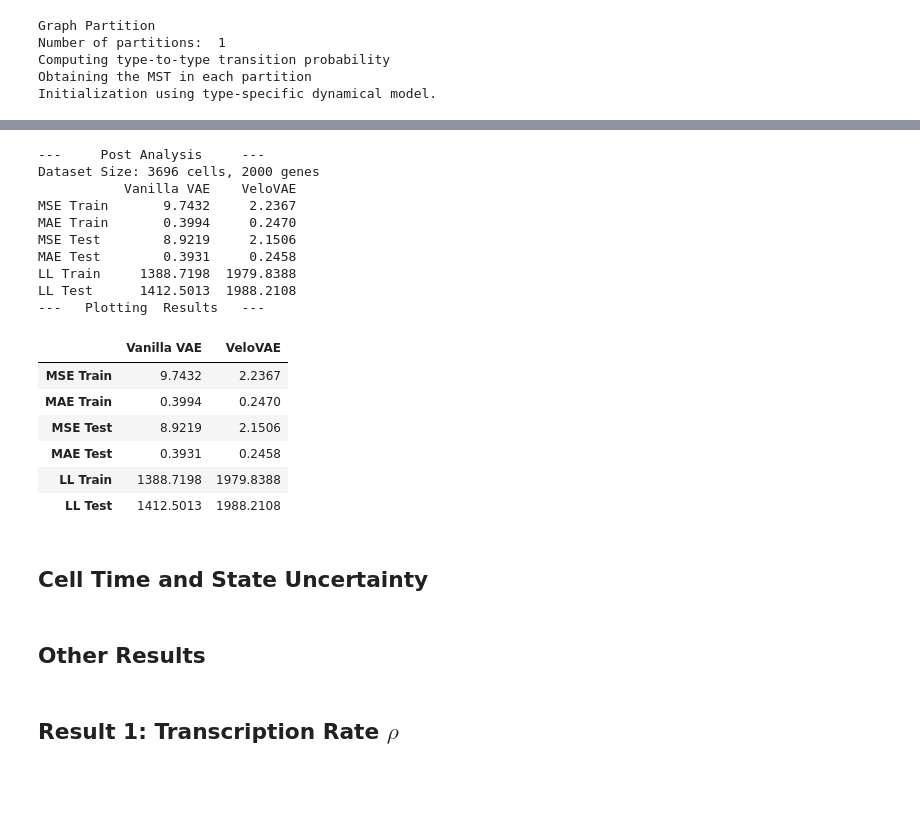
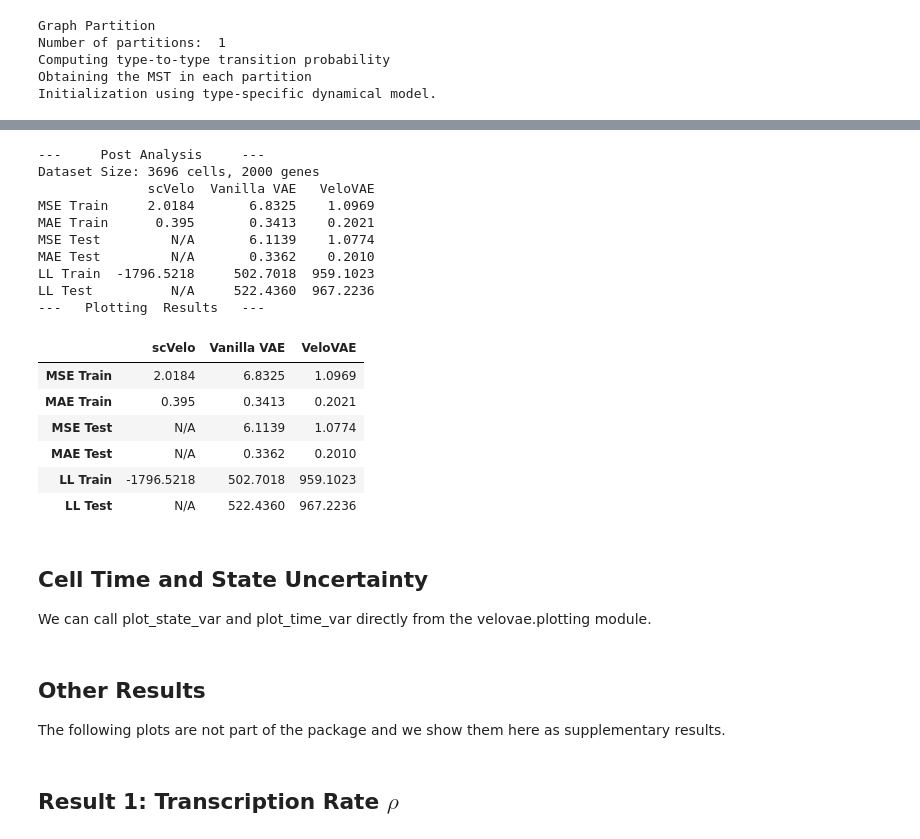
Before and after one commit to welch-lab/VeloVAE, a Jupyter notebook: notebooks/velovae_example.ipynb, the cells around one changed output, grey strips where cells are left out. Cells and saved outputs as stored; diff of their text form; code cells hidden in the pictures; blank space fills up the shorter version.

```diff
--- a/notebooks/velovae_example.ipynb
+++ b/notebooks/velovae_example.ipynb
@@ -218,38 +346,39 @@ Use the built-in analysis function of the velovae package
 # %%
-methods = ['Vanilla VAE', 'VeloVAE']
-keys = ['vanilla','vae']
+methods = ['scVelo', 'Vanilla VAE', 'VeloVAE']
+keys = ['fit', 'vanilla', 'vae']
 grid_size = (1,2)
-plot_type = ["signal","time"]
+plot_type = ["phase","signal","time"]
 vv.post_analysis(adata,
                  test_id="pancreas",
                  methods=methods,
                  keys=keys,
                  compute_metrics=True,
                  genes=gene_plot,
                  plot_type=plot_type,
                  embed="umap",
                  grid_size=grid_size,
                  save_path=figure_path_base)
 # %% [output]
 ---     Post Analysis     ---
 Dataset Size: 3696 cells, 2000 genes
-           Vanilla VAE    VeloVAE
-MSE Train       9.7432     2.2367
-MAE Train       0.3994     0.2470
-MSE Test        8.9219     2.1506
-MAE Test        0.3931     0.2458
-LL Train     1388.7198  1979.8388
-LL Test      1412.5013  1988.2108
+              scVelo  Vanilla VAE   VeloVAE
+MSE Train     2.0184       6.8325    1.0969
+MAE Train      0.395       0.3413    0.2021
+MSE Test         N/A       6.1139    1.0774
+MAE Test         N/A       0.3362    0.2010
+LL Train  -1796.5218     502.7018  959.1023
+LL Test          N/A     522.4360  967.2236
 ---   Plotting  Results   ---
-|  | Vanilla VAE | VeloVAE |
-| MSE Train | 9.7432 | 2.2367 |
-| MAE Train | 0.3994 | 0.2470 |
-| MSE Test | 8.9219 | 2.1506 |
-| MAE Test | 0.3931 | 0.2458 |
-| LL Train | 1388.7198 | 1979.8388 |
-| LL Test | 1412.5013 | 1988.2108 |
+|  | scVelo | Vanilla VAE | VeloVAE |
+| MSE Train | 2.0184 | 6.8325 | 1.0969 |
+| MAE Train | 0.395 | 0.3413 | 0.2021 |
+| MSE Test | N/A | 6.1139 | 1.0774 |
+| MAE Test | N/A | 0.3362 | 0.2010 |
+| LL Train | -1796.5218 | 502.7018 | 959.1023 |
+| LL Test | N/A | 522.4360 | 967.2236 |
 # %% [markdown]
 ## Cell Time and State Uncertainty
+We can call plot_state_var and plot_time_var directly from the velovae.plotting module.
 # %%
 key = "fullvb"
 basis = "umap"
@@ -266,5 +395,6 @@ vv.plotting.plot_time_var(std_t, X_embed, t, save=f"{figure_path}/pancreas_time_
 # %% [markdown]
 ## Other Results
+The following plots are not part of the package and we show them here as supplementary results.
 # %%
 from sklearn.decomposition import PCA
 import matplotlib.pyplot as plt
```
Also changed, not shown: parts of 37 cells of this notebook.
